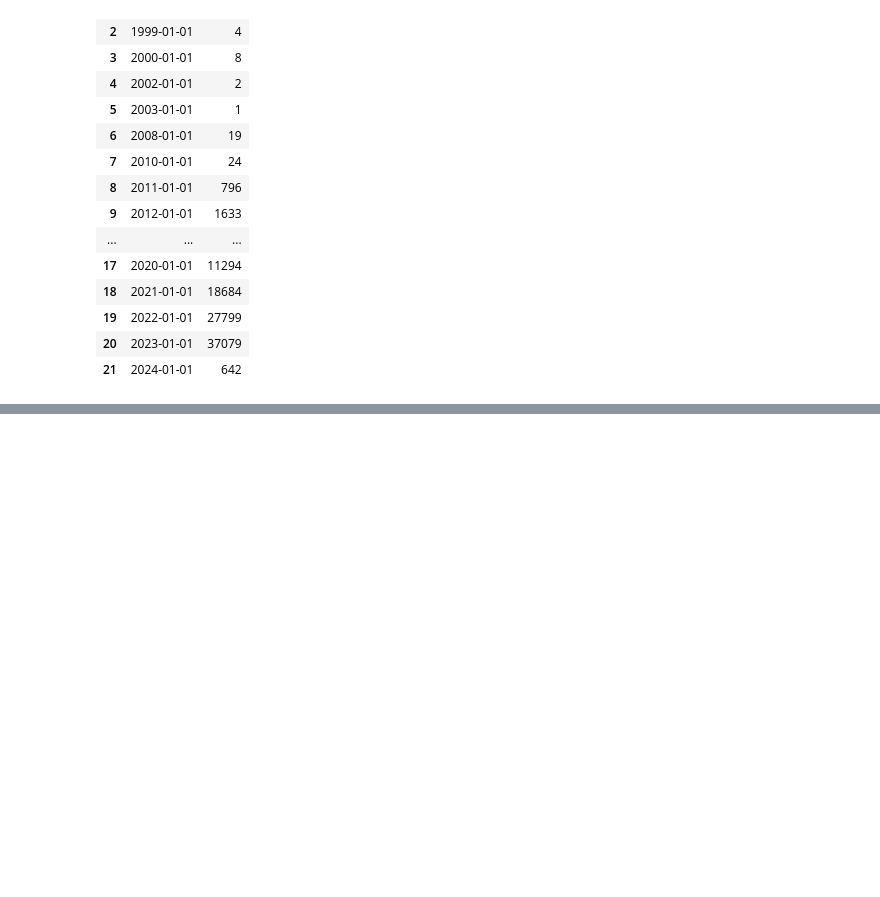
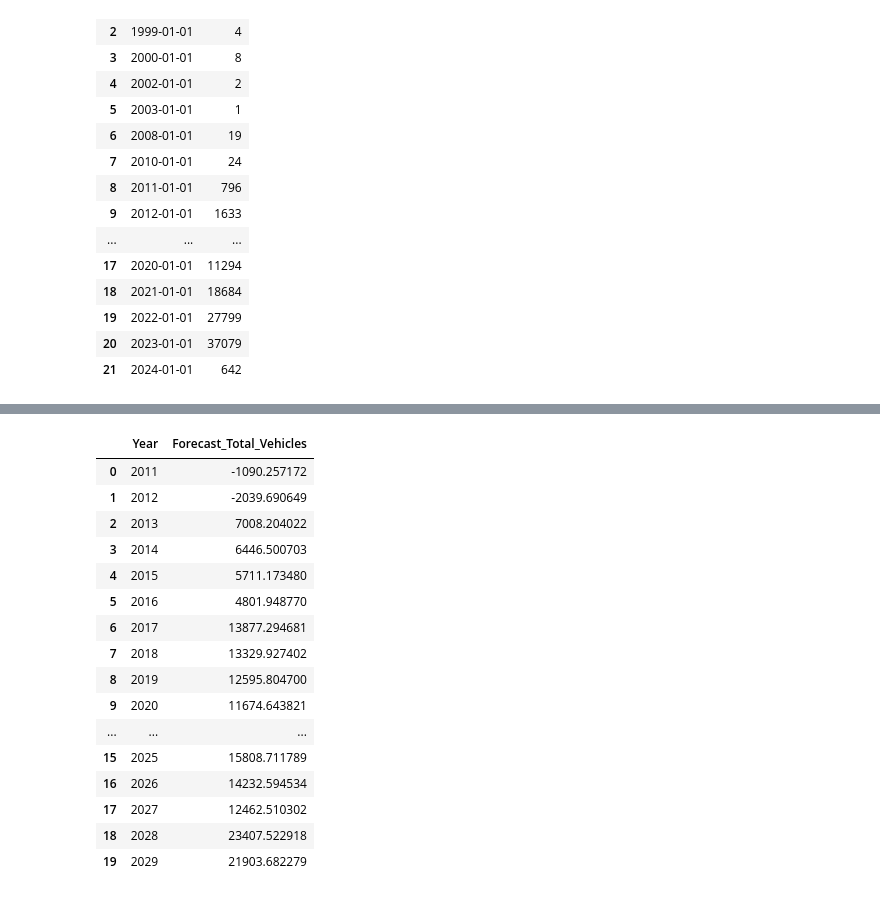
Before and after one commit to cyrinenighaoui/Electrical-Vehicle-PowerBi, a Jupyter notebook: prediction.ipynb, the cells around one changed output, grey strips where cells are left out. Drawn from its saved outputs; the diff is of its cells as text; code cells hidden in the pictures; blank space fills up the shorter version.

Commit message:
forecast model

```diff
--- a/prediction.ipynb
+++ b/prediction.ipynb
@@ -75,0 +82,37 @@ forecast_export.to_csv("Forecast_EV_US_2030.csv", index=False)
+# %%
+import pandas as pd
+from prophet import Prophet
+
+df = pd.read_csv("Electric_Vehicle_Population_Data.csv")
+
+# Nettoyage + agrégation
+df = df.dropna(subset=["Model Year"])
+df["Model Year"] = df["Model Year"].astype(int)
+df = df[df["Model Year"] >= 2011]  # Ne garder que années EV réalistes
+
+df_year = df.groupby("Model Year")["VIN (1-10)"].count().reset_index()
+df_year.columns = ["ds", "y"]
+df_year["ds"] = pd.to_datetime(df_year["ds"], format="%Y")
+
+# Prophet Model — empêcher négatifs
+model = Prophet(growth="logistic")
+df_year["cap"] = df_year["y"].max() * 3   # plafond de croissance logique
+
+model.fit(df_year)
+
+future = model.make_future_dataframe(periods=6, freq="Y")
+future["cap"] = df_year["y"].max() * 3
+
+forecast = model.predict(future)
+
+# Export propre
+forecast_final = forecast[["ds","yhat"]]
+forecast_final = forecast_final[forecast_final["ds"].dt.year <= 2030]
+
+forecast_final.columns = ["Year", "Forecast_Total_Vehicles"]
+forecast_final["Year"] = forecast_final["Year"].dt.year
+
+forecast_final.to_csv("Forecast_EV_US_2011_2030.csv", index=False)
+
+forecast_final
+# %% [output]
@@ -75,0 +121,17 @@ forecast_export.to_csv("Forecast_EV_US_2030.csv", index=False)
+|  | Year | Forecast_Total_Vehicles |
+| 0 | 2011 | -1090.257172 |
+| 1 | 2012 | -2039.690649 |
+| 2 | 2013 | 7008.204022 |
+| 3 | 2014 | 6446.500703 |
+| 4 | 2015 | 5711.173480 |
+| 5 | 2016 | 4801.948770 |
+| 6 | 2017 | 13877.294681 |
+| 7 | 2018 | 13329.927402 |
+| 8 | 2019 | 12595.804700 |
+| 9 | 2020 | 11674.643821 |
+| ... | ... | ... |
+| 15 | 2025 | 15808.711789 |
+| 16 | 2026 | 14232.594534 |
+| 17 | 2027 | 12462.510302 |
+| 18 | 2028 | 23407.522918 |
+| 19 | 2029 | 21903.682279 |
```
Also changed, not shown: parts of 4 cells of this notebook, 1 other file.
